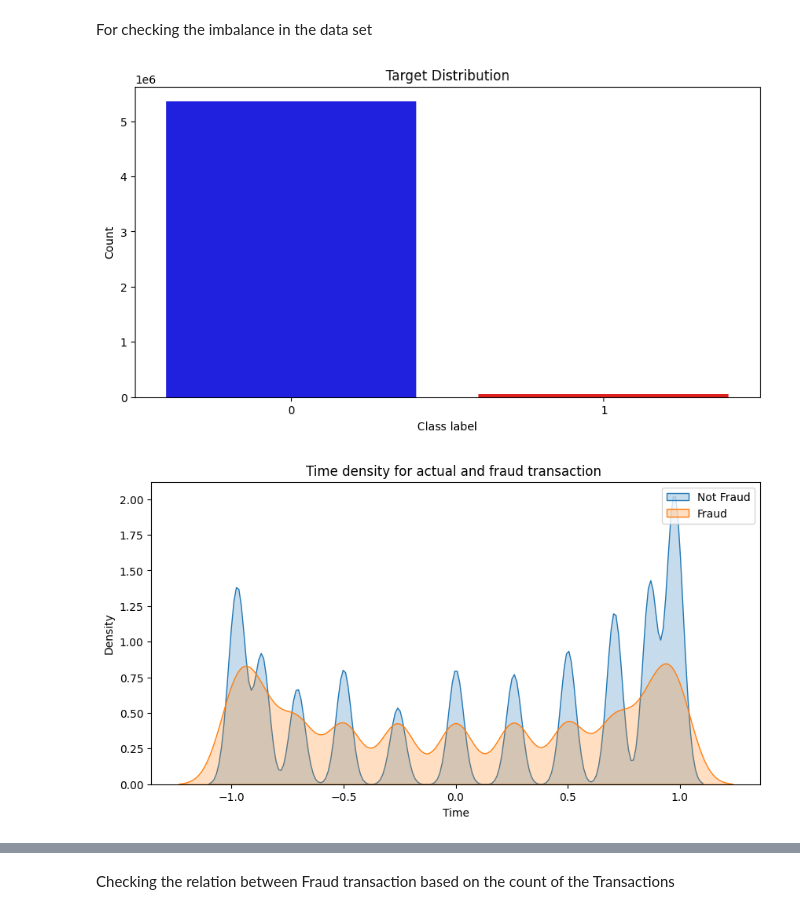
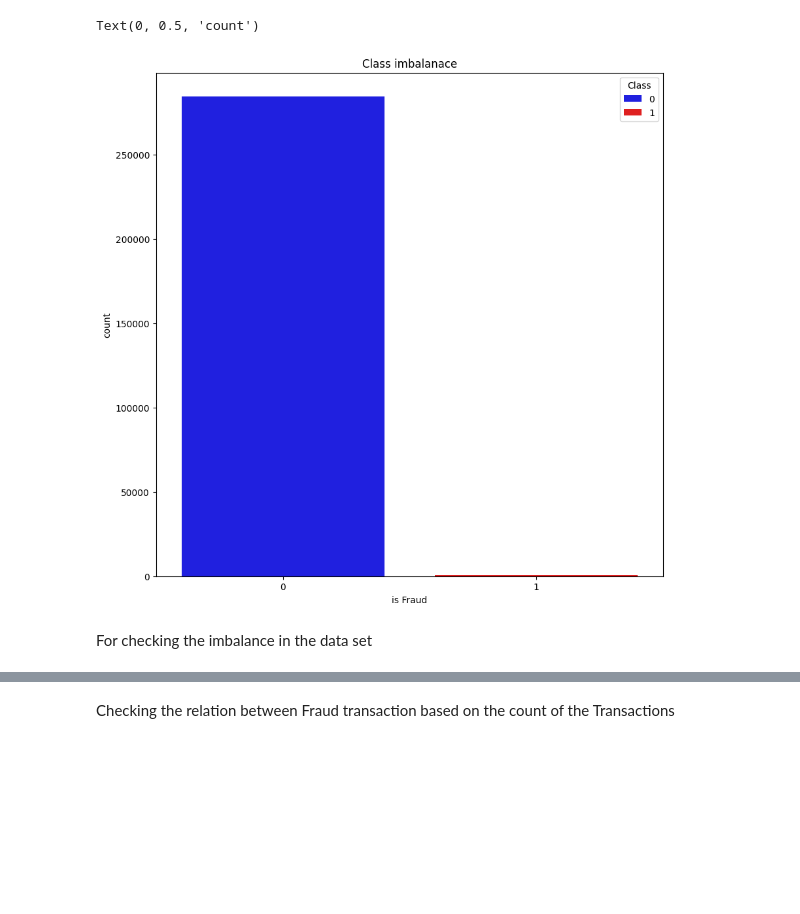
Before and after one commit to SuvitKumar003/Credit-Card-Fraud-Detection, a Jupyter notebook: code1.ipynb, the cells around one changed output, grey strips where cells are left out. Cells and saved outputs as stored; diff of their text form; code cells hidden in the pictures; blank space fills up the shorter version.

```diff
--- a/code1.ipynb
+++ b/code1.ipynb
@@ -92,26 +147,12 @@ target=dataset['isFraud']
+# %%
+palette1={0:'blue',1:'red'}
+plt.figure(figsize=(10,10))
+sns.countplot(x='Class',data=dataset,hue='Class',palette=palette1)
+plt.title("Class imbalanace")
+plt.xlabel('is Fraud')
+plt.ylabel('count')
+# %% [output]
+Text(0, 0.5, 'count')
+[figure, added]
 # %% [markdown]
 For checking the imbalance in the data set
-# %%
-palette = {0: "blue", 1: "red"}
-plt.figure(figsize=(10, 5))
-sns.countplot(x='isFraud', data=dataset, hue='isFraud', palette=palette, dodge=False, legend=False)
-plt.title('Target Distribution')
-plt.xlabel('Class label')
-plt.ylabel('Count')
-
-# Show the plot
-plt.show()
-# %% [output]
-[figure, removed]
-# %%
-plt.figure(figsize=(10,5))
-
-sns.kdeplot(data=dataset[dataset['isFraud']==0],x='time_x',fill=True,common_norm=False,palette='crest',label='Not Fraud')
-sns.kdeplot(data=dataset[dataset['isFraud']==1],x='time_x',fill=True,common_norm=False,palette='crest',label='Fraud')
-plt.title('Time density for actual and fraud transaction ')
-plt.xlabel('Time')
-plt.ylabel('Density')
-plt.legend()
-plt.show()
-# %% [output]
-[figure, removed]
```
Also changed, not shown: parts of 28 cells of this notebook, 1 other file.
